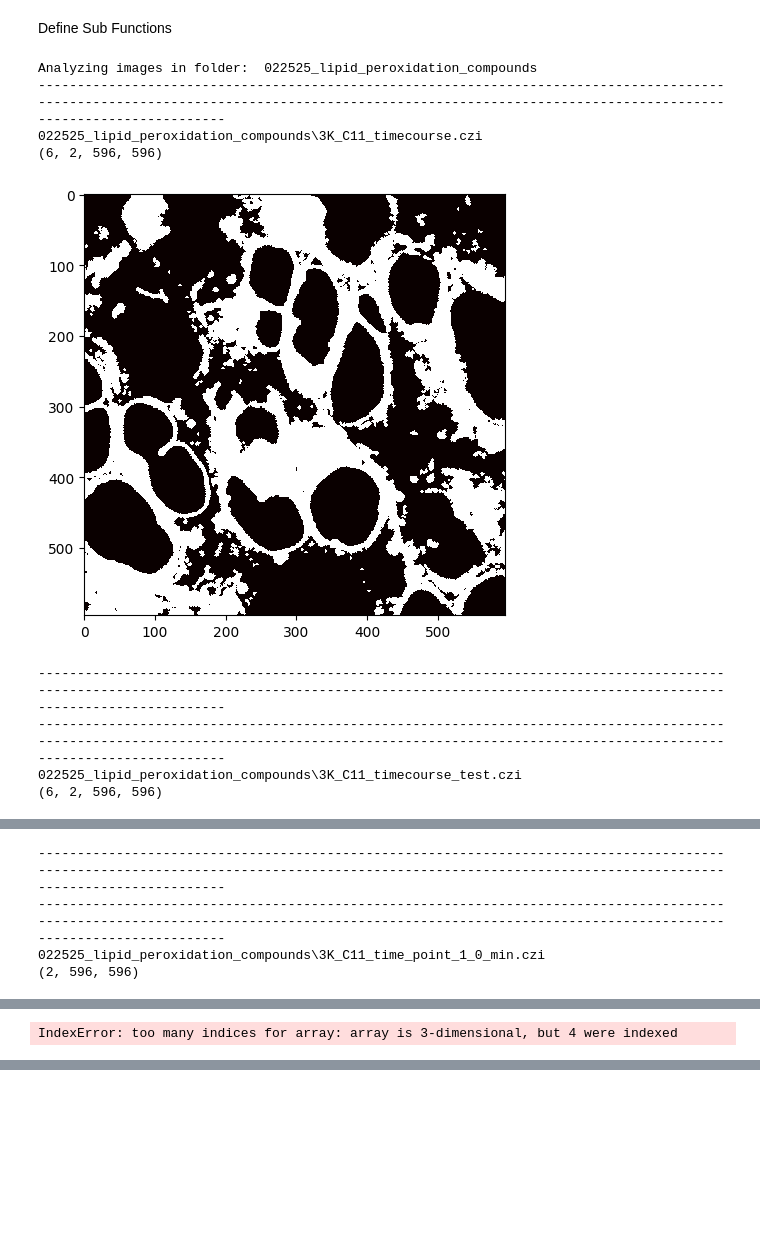
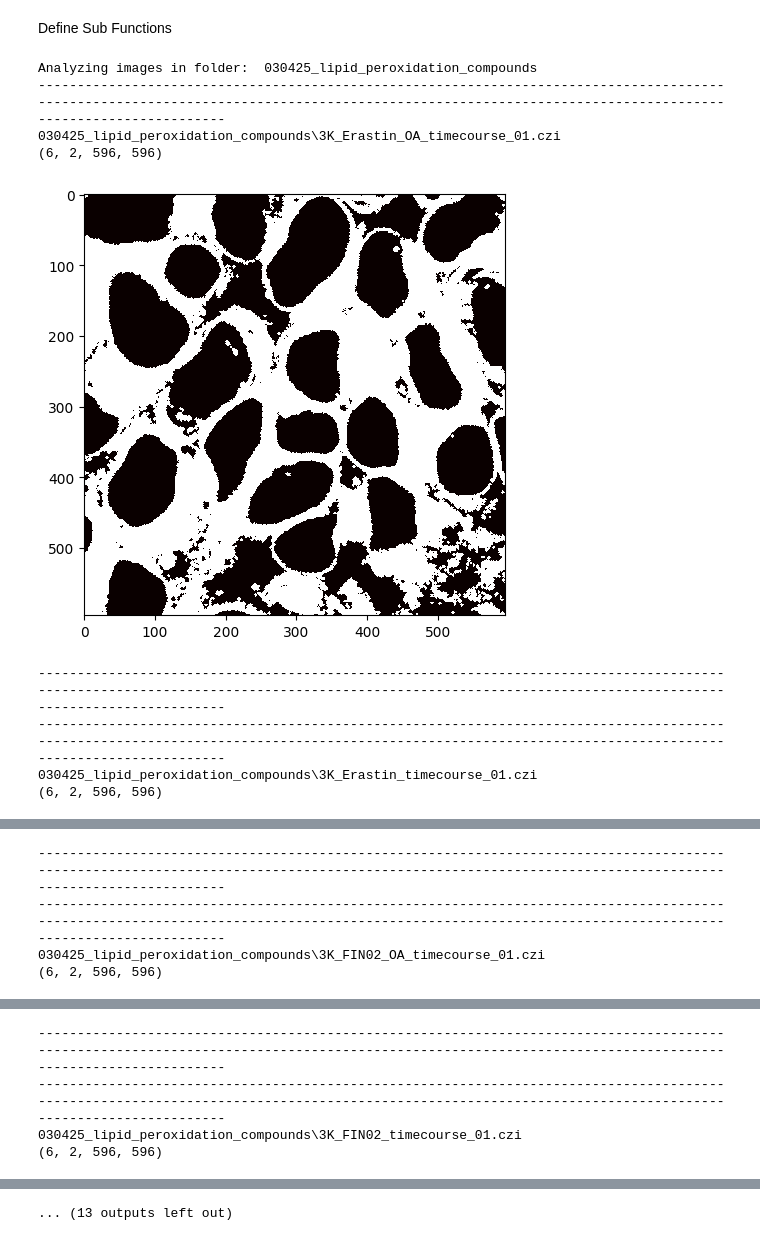
Before and after one commit to yiminghuang47/kara-lab, a Jupyter notebook: lipid peroxidation/lipid_peroxidation_analysis.ipynb, the cells around one changed output, grey strips where cells are left out. Drawn from its saved outputs; the diff is of its cells as text; code cells hidden in the pictures; blank space fills up the shorter version.

```diff
--- a/lipid peroxidation/lipid_peroxidation_analysis.ipynb
+++ b/lipid peroxidation/lipid_peroxidation_analysis.ipynb
@@ -321,6 +314,8 @@ def analyze_image(image_path, basename,verbose=False):
     image = czifile.imread(image_path)
     image_squeezed = np.squeeze(image)
     print(image_squeezed.shape)
+    if len(image_squeezed.shape) != 4:
+        return None
 
     first_image_orange = image_squeezed[0,0,:,:]
     threshold = threshold_otsu(first_image_orange)
@@ -467,14 +462,14 @@ def analyze_main_folder(folder,verbose=False):
             analyze_all_images(os.path.join(folder, subfolder),verbose=verbose)
 # %%
 # analyze_main_folder('./',True)
-analyze_all_images('022525_lipid_peroxidation_compounds',verbose=True)
+analyze_all_images('030425_lipid_peroxidation_compounds',verbose=True)
 # %% [output]
-Analyzing images in folder:  022525_lipid_peroxidation_compounds
+Analyzing images in folder:  030425_lipid_peroxidation_compounds
 --------------------------------------------------------------------------------------------------------------------------------------------------------------------------------------------------------
-022525_lipid_peroxidation_compounds\3K_C11_timecourse.czi
+030425_lipid_peroxidation_compounds\3K_Erastin_OA_timecourse_01.czi
 (6, 2, 596, 596)
-[figure, old version]
+[figure, new version]
 --------------------------------------------------------------------------------------------------------------------------------------------------------------------------------------------------------
 --------------------------------------------------------------------------------------------------------------------------------------------------------------------------------------------------------
-022525_lipid_peroxidation_compounds\3K_C11_timecourse_test.czi
+030425_lipid_peroxidation_compounds\3K_Erastin_timecourse_01.czi
 (6, 2, 596, 596)
@@ -482,4 +477,4 @@ Analyzing images in folder:  022525_lipid_peroxidation_compounds
 --------------------------------------------------------------------------------------------------------------------------------------------------------------------------------------------------------
 --------------------------------------------------------------------------------------------------------------------------------------------------------------------------------------------------------
-022525_lipid_peroxidation_compounds\3K_C11_time_point_1_0_min.czi
-(2, 596, 596)
+030425_lipid_peroxidation_compounds\3K_FIN02_OA_timecourse_01.czi
+(6, 2, 596, 596)
@@ -486 +482,4 @@ Analyzing images in folder:  022525_lipid_peroxidation_compounds
-IndexError: too many indices for array: array is 3-dimensional, but 4 were indexed
+--------------------------------------------------------------------------------------------------------------------------------------------------------------------------------------------------------
+--------------------------------------------------------------------------------------------------------------------------------------------------------------------------------------------------------
+030425_lipid_peroxidation_compounds\3K_FIN02_timecourse_01.czi
+(6, 2, 596, 596)
@@ -486,0 +497 @@ IndexError: too many indices for array: array is 3-dimensional, but 4 were index
+... (13 outputs left out)
```
Also changed, not shown: parts of 2 cells of this notebook, 12 other files.
